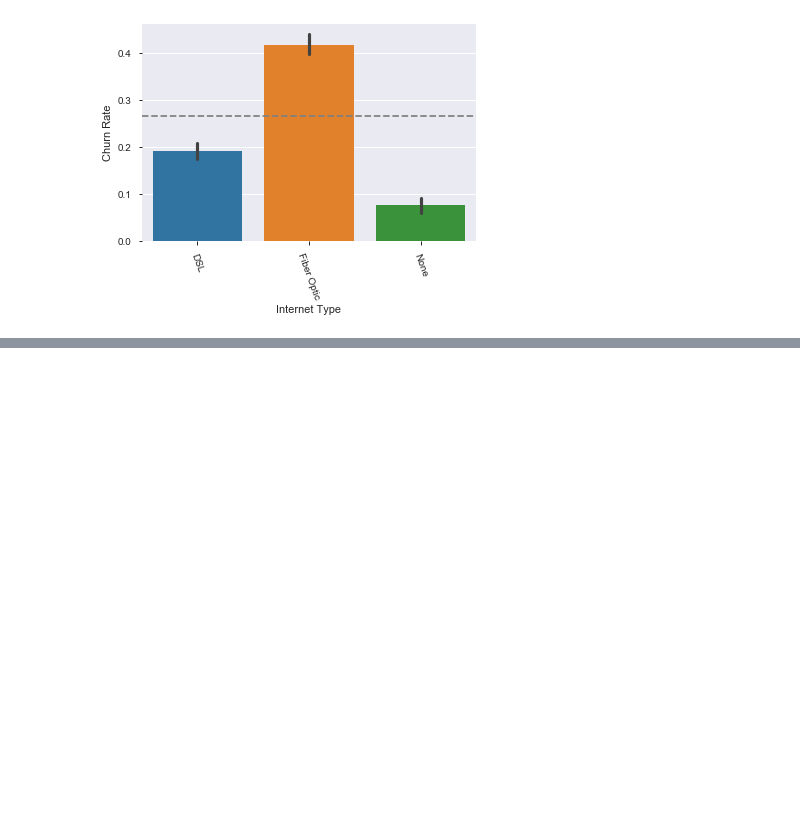
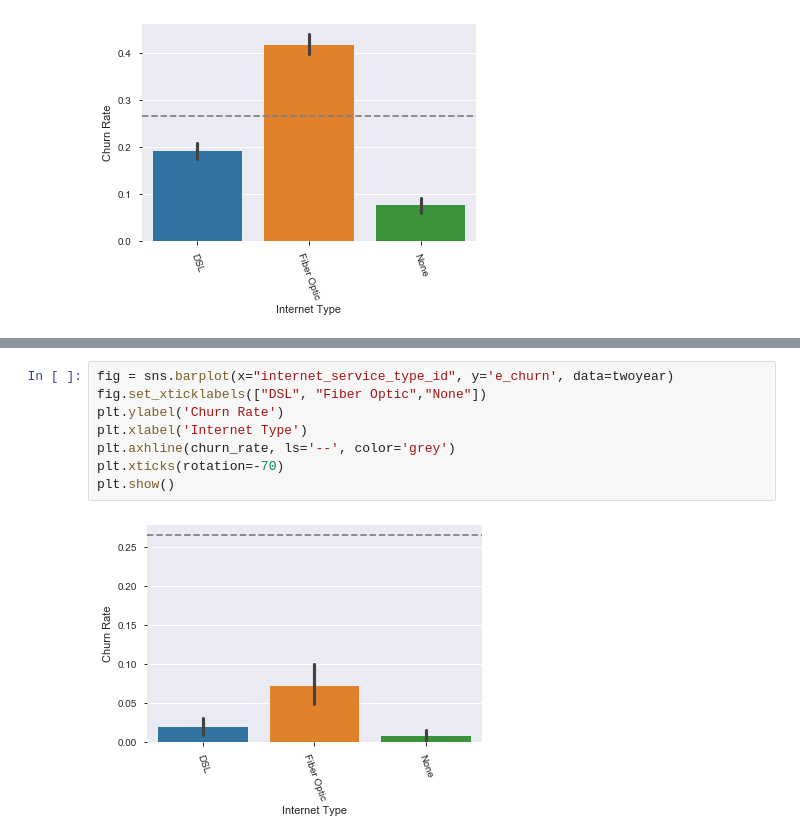
Before and after one commit to Padraic-Doran/classification_project, a Jupyter notebook: telco_class_project.ipynb, the cells around one changed output, grey strips where cells are left out. Cells and saved outputs as stored; diff of their text form; blank space fills up the shorter version.

```diff
--- a/telco_class_project.ipynb
+++ b/telco_class_project.ipynb
@@ -527,0 +552,10 @@ plt.show()
+# %%
+fig = sns.barplot(x="internet_service_type_id", y='e_churn', data=twoyear)
+fig.set_xticklabels(["DSL", "Fiber Optic","None"])
+plt.ylabel('Churn Rate')
+plt.xlabel('Internet Type')
+plt.axhline(churn_rate, ls='--', color='grey')
+plt.xticks(rotation=-70)
+plt.show()
+# %% [output]
+[figure, added]
```
Also changed, not shown: parts of 43 cells of this notebook.
